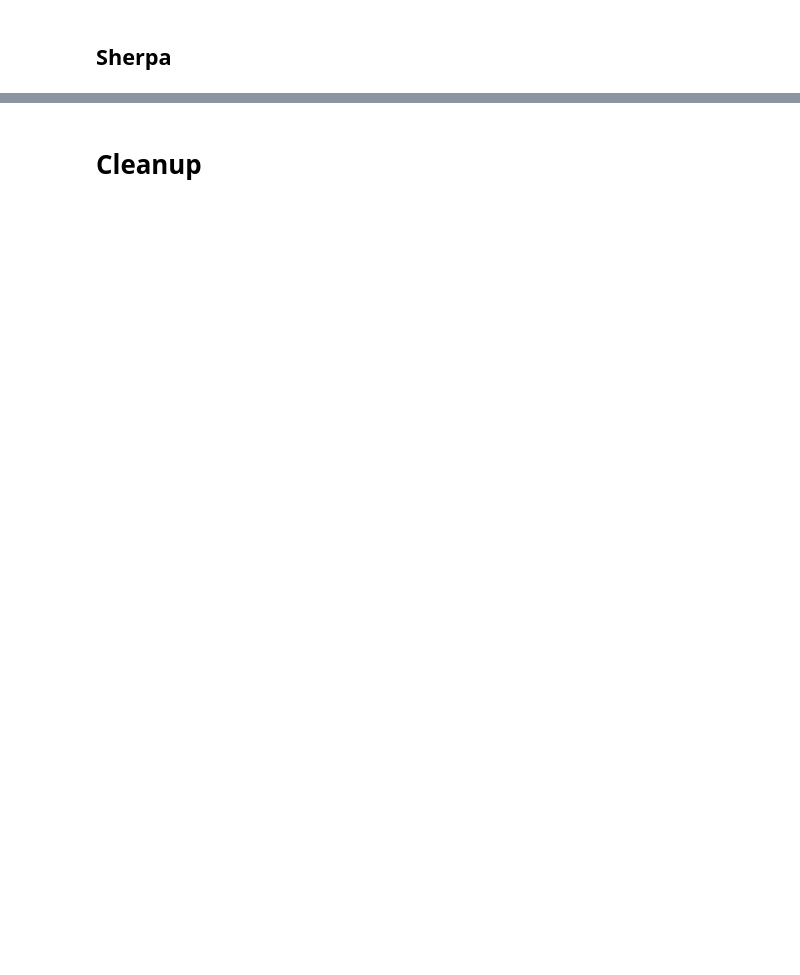
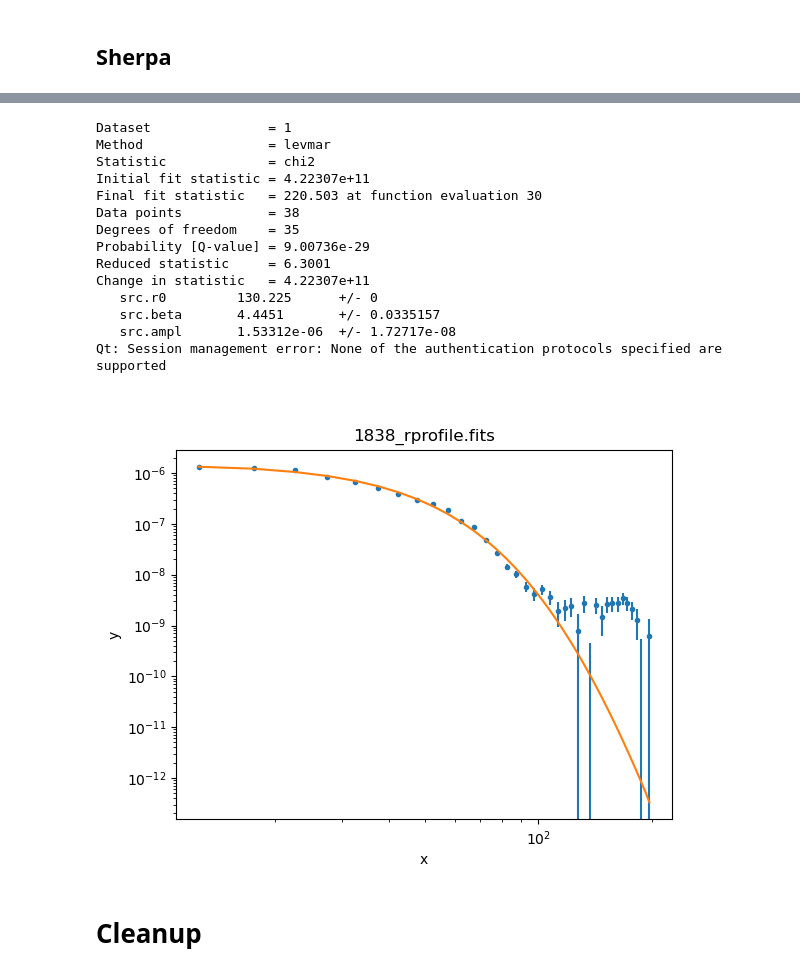
Before and after one commit to cxcsds/ciao-threads, a Jupyter notebook: radial_profile.ipynb, the cells around one changed output, grey strips where cells are left out. Saved outputs shown, nothing was run; the diff lists cells and outputs as text; code cells hidden in the pictures; blank space fills up the shorter version.

```diff
--- a/radial_profile.ipynb
+++ b/radial_profile.ipynb
@@ -322,4 +351,53 @@ Change in statistic   = 4.29814e+11
 [figure]
+# %%
+cat << EOM > s1.py
+
+from sherpa.astro.ui import *
+from pycrates import read_file
+import matplotlib.pylab as plt
+load_data(1,"1838_rprofile.fits", 3, ["RMID","SUR_FLUX","SUR_FLUX_ERR"])
+
+from sherpa_contrib.matrix_model import MatrixModel
+
+mymatrix = read_file("mkrprm.img").get_image().values + 0
+mymaxtrix_rsp = MatrixModel(mymatrix, get_data(1).x)
+set_source(mymaxtrix_rsp("beta1d.src"))
+
+src.r0 = 105
+src.beta = 4
+src.ampl = 0.00993448
+
+freeze(src.xpos)
+
+fit()
+plot_fit()
+
+plt.xscale("log")
+plt.yscale("log")
+#plt.xlim(10, 200)
+#plt.ylim(0.0001, 10)
+
+plt.savefig("sherpa_01.png")
+EOM
+
+python s1.py
+display < sherpa_01.png
+# %% [output]
+Dataset               = 1
+Method                = levmar
+Statistic             = chi2
+Initial fit statistic = 4.22307e+11
+Final fit statistic   = 220.503 at function evaluation 30
+Data points           = 38
+Degrees of freedom    = 35
+Probability [Q-value] = 9.00736e-29
+Reduced statistic     = 6.3001
+Change in statistic   = 4.22307e+11
+   src.r0         130.225      +/- 0
+   src.beta       4.4451       +/- 0.0335157
+   src.ampl       1.53312e-06  +/- 1.72717e-08
+Qt: Session management error: None of the authentication protocols specified are supported
+[figure, added]
 # %% [markdown]
 # Cleanup
 # %%
```
Also changed, not shown: parts of 11 cells of this notebook.
